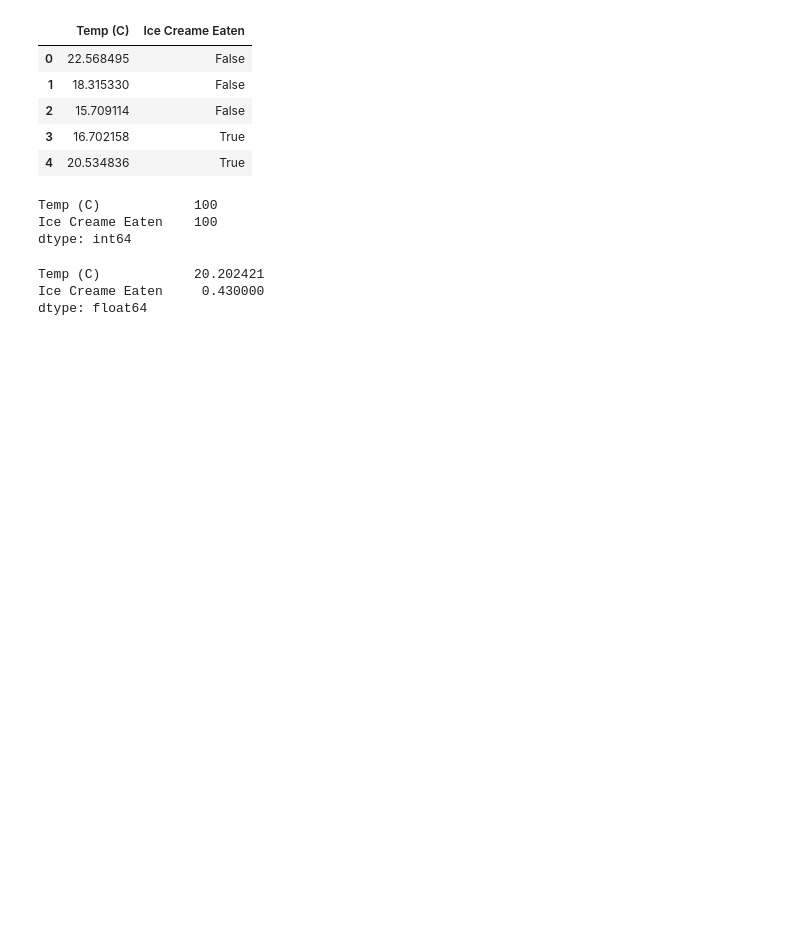
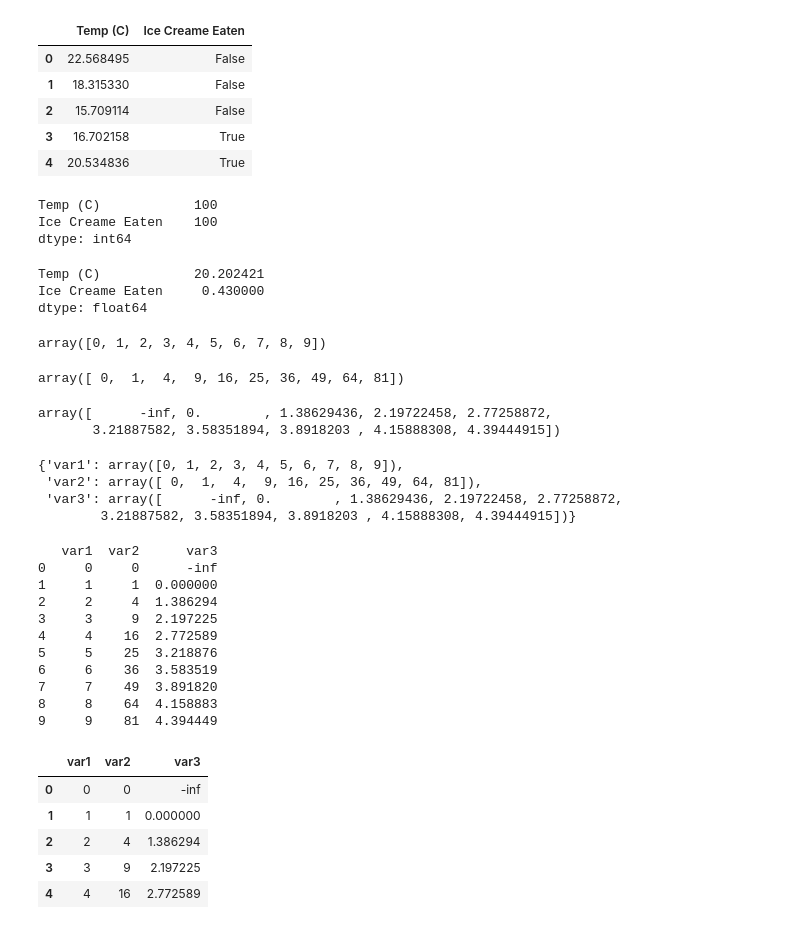
Before and after one commit to dabhimanyu/learn_to_code, a Jupyter notebook: 001_Mike_Python_lec_001.ipynb, the cells around one changed output. Drawn from its saved outputs; the diff is of its cells as text; code cells hidden in the pictures; blank space fills up the shorter version.

```diff
--- a/001_Mike_Python_lec_001.ipynb
+++ b/001_Mike_Python_lec_001.ipynb
@@ -347,3 +347,49 @@ df.mean()
 Temp (C)            20.202421
 Ice Creame Eaten     0.430000
 dtype: float64
+# %%
+var1 = np.array(list(range(0 , 10)))
+var1
+# %% [output]
+array([0, 1, 2, 3, 4, 5, 6, 7, 8, 9])
+# %%
+var2 = np.square(var1)
+var2
+# %% [output]
+array([ 0,  1,  4,  9, 16, 25, 36, 49, 64, 81])
+# %%
+var3 = np.log(var2)
+var3
+# %% [output]
+array([      -inf, 0.        , 1.38629436, 2.19722458, 2.77258872,
+       3.21887582, 3.58351894, 3.8918203 , 4.15888308, 4.39444915])
+# %%
+D = {'var1' : var1 , 'var2':var2 , 'var3':var3}
+D
+# %% [output]
+{'var1': array([0, 1, 2, 3, 4, 5, 6, 7, 8, 9]),
+ 'var2': array([ 0,  1,  4,  9, 16, 25, 36, 49, 64, 81]),
+ 'var3': array([      -inf, 0.        , 1.38629436, 2.19722458, 2.77258872,
+        3.21887582, 3.58351894, 3.8918203 , 4.15888308, 4.39444915])}
+# %%
+df = pd.DataFrame(data = D)
+print(df)
+df.head()
+# %% [output]
+   var1  var2      var3
+0     0     0      -inf
+1     1     1  0.000000
+2     2     4  1.386294
+3     3     9  2.197225
+4     4    16  2.772589
+5     5    25  3.218876
+6     6    36  3.583519
+7     7    49  3.891820
+8     8    64  4.158883
+9     9    81  4.394449
+|  | var1 | var2 | var3 |
+| 0 | 0 | 0 | -inf |
+| 1 | 1 | 1 | 0.000000 |
+| 2 | 2 | 4 | 1.386294 |
+| 3 | 3 | 9 | 2.197225 |
+| 4 | 4 | 16 | 2.772589 |
```
